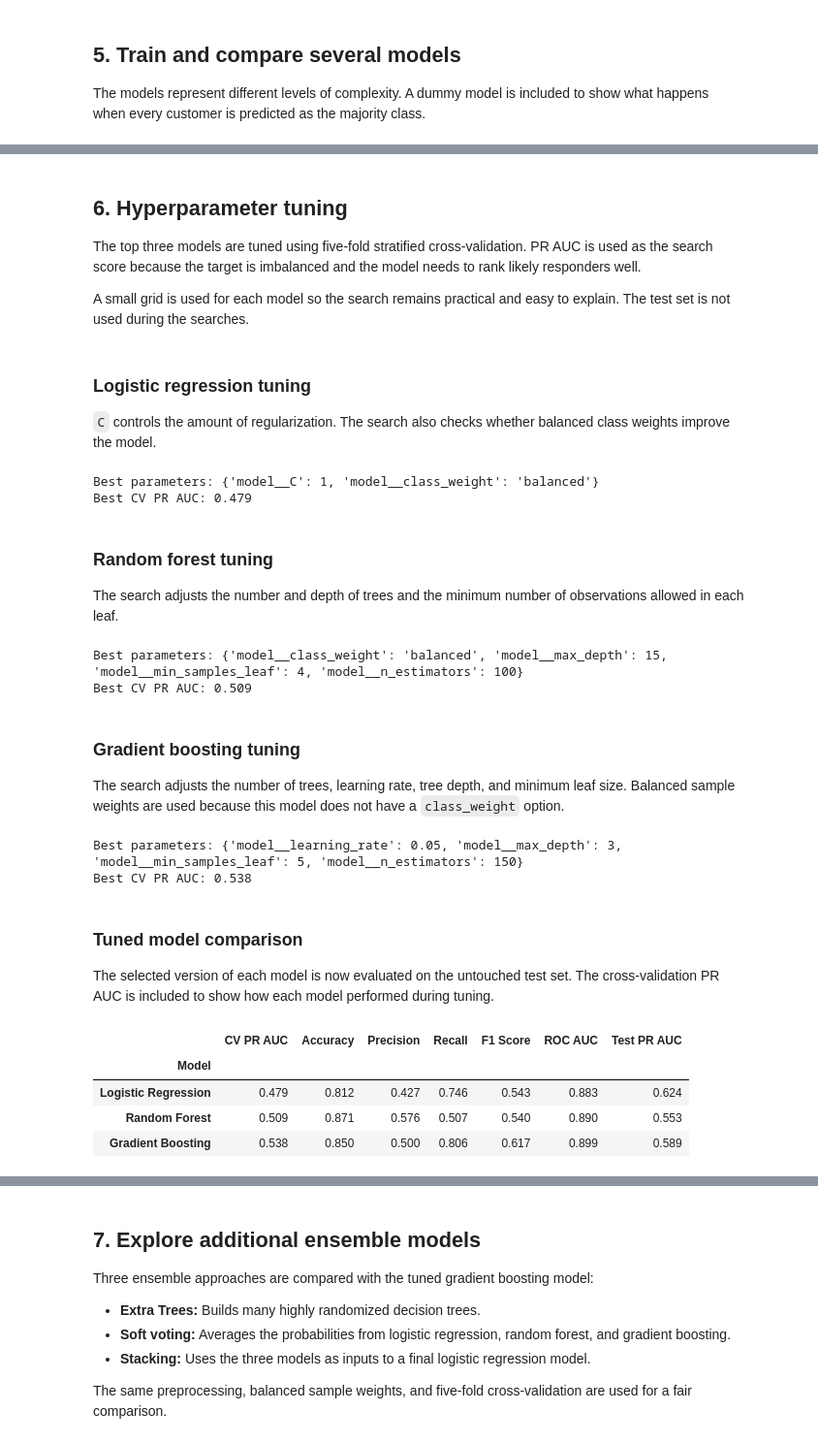
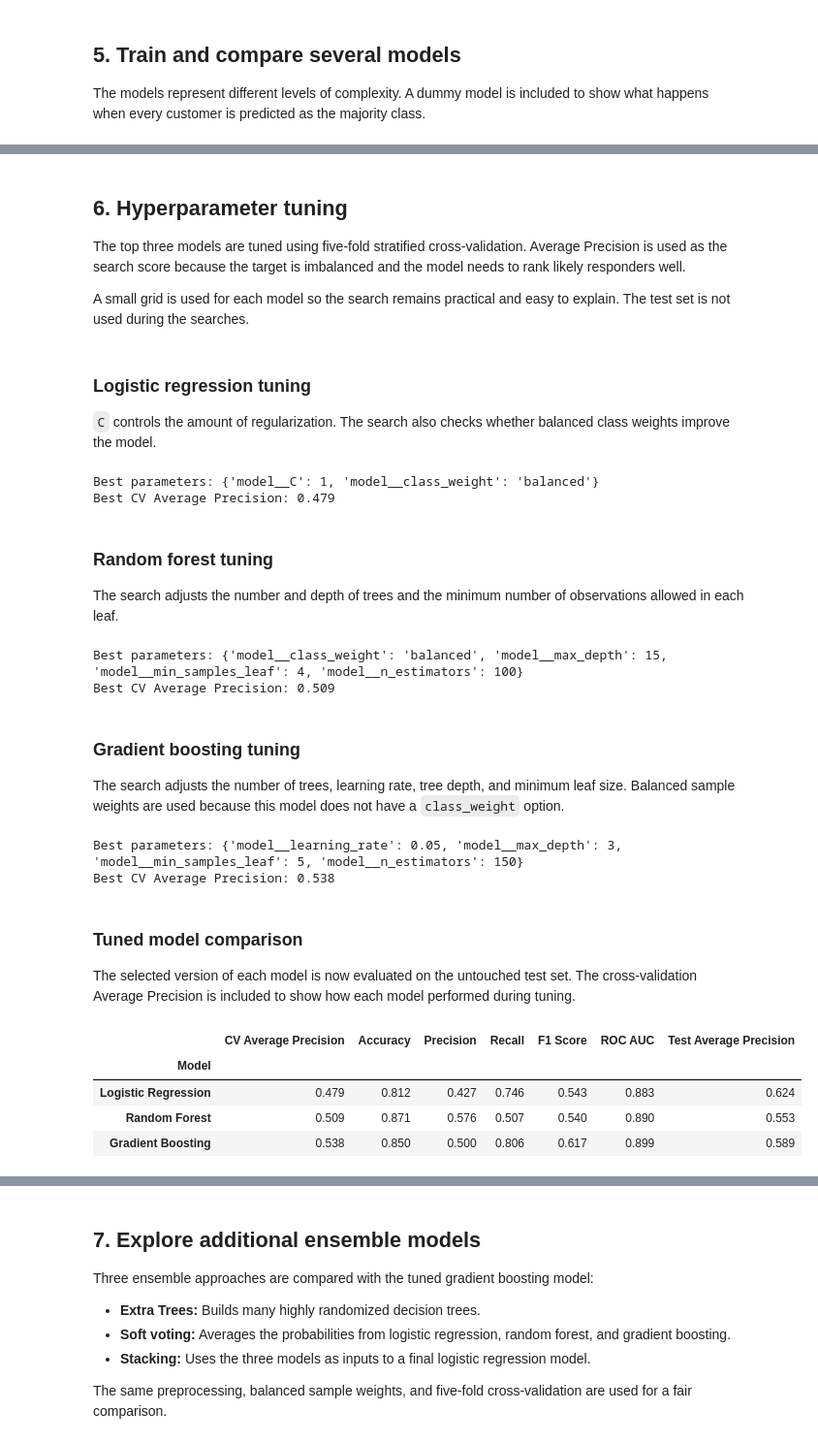
Before and after one commit to onazor/machine-learning-projects, a Jupyter notebook: campaign-analysis/main.ipynb, the cells around one changed output, grey strips where cells are left out. Shown at 97% size. Saved outputs shown, nothing was run; the diff lists cells and outputs as text; code cells hidden in the pictures.

```diff
--- a/campaign-analysis/main.ipynb
+++ b/campaign-analysis/main.ipynb
@@ -411,12 +411,12 @@ for model_name, model in models.items():
         "Recall": recall_score(y_test, predictions),
         "F1 Score": f1_score(y_test, predictions),
         "ROC AUC": roc_auc_score(y_test, probabilities),
-        "PR AUC": average_precision_score(y_test, probabilities),
+        "Average Precision": average_precision_score(y_test, probabilities),
     })
 
     trained_models[model_name] = model_pipeline
 
 model_results = pd.DataFrame(results).set_index("Model")
-model_results = model_results.sort_values("PR AUC", ascending=False)
+model_results = model_results.sort_values("Average Precision", ascending=False)
 display(model_results.round(3))
 # %% [output]
@@ -450,7 +450,7 @@ No model is the final winner yet. Logistic regression, random forest, and gradie
 # %% [markdown]
 ## 6. Hyperparameter tuning
 
-The top three models are tuned using five-fold stratified cross-validation. PR AUC is used as the search score because the target is imbalanced and the model needs to rank likely responders well.
+The top three models are tuned using five-fold stratified cross-validation. Average Precision is used as the search score because the target is imbalanced and the model needs to rank likely responders well.
 
 A small grid is used for each model so the search remains practical and easy to explain. The test set is not used during the searches.
 # %%
@@ -483,10 +483,10 @@ logistic_search = GridSearchCV(
 
 logistic_search.fit(X_train, y_train)
 print("Best parameters:", logistic_search.best_params_)
-print("Best CV PR AUC:", round(logistic_search.best_score_, 3))
+print("Best CV Average Precision:", round(logistic_search.best_score_, 3))
 # %% [output]
 Best parameters: {'model__C': 1, 'model__class_weight': 'balanced'}
-Best CV PR AUC: 0.479
+Best CV Average Precision: 0.479
 # %% [markdown]
 ### Random forest tuning
 
@@ -514,10 +514,10 @@ forest_search = GridSearchCV(
 
 forest_search.fit(X_train, y_train)
 print("Best parameters:", forest_search.best_params_)
-print("Best CV PR AUC:", round(forest_search.best_score_, 3))
+print("Best CV Average Precision:", round(forest_search.best_score_, 3))
 # %% [output]
 Best parameters: {'model__class_weight': 'balanced', 'model__max_depth': 15, 'model__min_samples_leaf': 4, 'model__n_estimators': 100}
-Best CV PR AUC: 0.509
+Best CV Average Precision: 0.509
 # %% [markdown]
 ### Gradient boosting tuning
 
@@ -546,42 +546,42 @@ boosting_search = GridSearchCV(
 boosting_weights = compute_sample_weight(class_weight="balanced", y=y_train)
 boosting_search.fit(X_train, y_train, model__sample_weight=boosting_weights)
 print("Best parameters:", boosting_search.best_params_)
-print("Best CV PR AUC:", round(boosting_search.best_score_, 3))
+print("Best CV Average Precision:", round(boosting_search.best_score_, 3))
 # %% [output]
 Best parameters: {'model__learning_rate': 0.05, 'model__max_depth': 3, 'model__min_samples_leaf': 5, 'model__n_estimators': 150}
-Best CV PR AUC: 0.538
+Best CV Average Precision: 0.538
 # %% [markdown]
 ### Tuned model comparison
 
-The selected version of each model is now evaluated on the untouched test set. The cross-validation PR AUC is included to show how each model performed during tuning.
+The selected version of each model is now evaluated on the untouched test set. The cross-validation Average Precision is included to show how each model performed during tuning.
 # %%
 tuned_searches = {
     "Logistic Regression": logistic_search,
     "Random Forest": forest_search,
     "Gradient Boosting": boosting_search,
 }
 
 tuned_results = []
 
 for model_name, search in tuned_searches.items():
     predictions = search.predict(X_test)
     probabilities = search.predict_proba(X_test)[:, 1]
 
     tuned_results.append({
         "Model": model_name,
-        "CV PR AUC": search.best_score_,
+        "CV Average Precision": search.best_score_,
         "Accuracy": accuracy_score(y_test, predictions),
         "Precision": precision_score(y_test, predictions),
         "Recall": recall_score(y_test, predictions),
         "F1 Score": f1_score(y_test, predictions),
         "ROC AUC": roc_auc_score(y_test, probabilities),
-        "Test PR AUC": average_precision_score(y_test, probabilities),
+        "Test Average Precision": average_precision_score(y_test, probabilities),
     })
 
 tuned_model_results = pd.DataFrame(tuned_results).set_index("Model")
 display(tuned_model_results.round(3))
 # %% [output]
-|  | CV PR AUC | Accuracy | Precision | Recall | F1 Score | ROC AUC | Test PR AUC |
+|  | CV Average Precision | Accuracy | Precision | Recall | F1 Score | ROC AUC | Test Average Precision |
 | Model |  |  |  |  |  |  |  |
 | Logistic Regression | 0.479 | 0.812 | 0.427 | 0.746 | 0.543 | 0.883 | 0.624 |
 | Random Forest | 0.509 | 0.871 | 0.576 | 0.507 | 0.540 | 0.890 | 0.553 |
```
Also changed, not shown: parts of 14 cells of this notebook.
